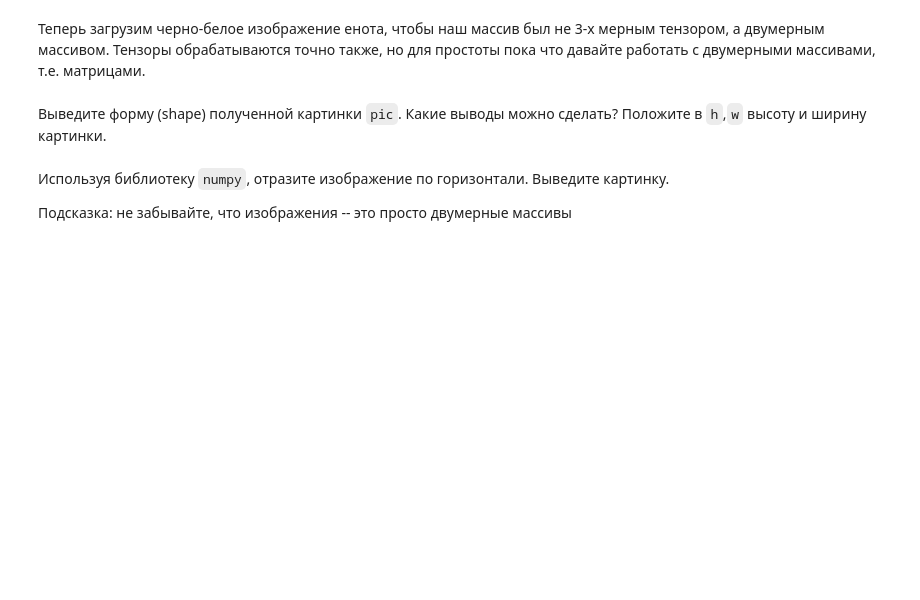
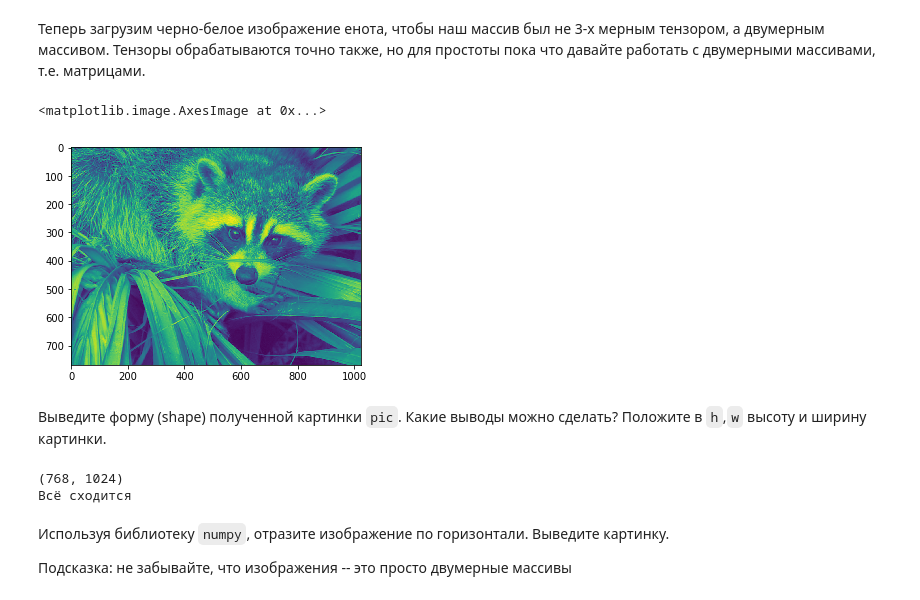
Before and after one commit to Kanareiika/DeepLearningSchool, a Jupyter notebook: 02. Linear Algebra, Numpy/[homework]numpy.ipynb, the cells around one changed output. Drawn from its saved outputs; the diff is of its cells as text; code cells hidden in the pictures; blank space fills up the shorter version.

```diff
--- a/02. Linear Algebra, Numpy/[homework]numpy.ipynb
+++ b/02. Linear Algebra, Numpy/[homework]numpy.ipynb
@@ -309,6 +349,9 @@ print(#тут ваш код)
 # %%
 pic = misc.face(gray=True)
 # %%
-plt.imshow(#тут ваш код)
+plt.imshow(pic)
+# %% [output]
+<matplotlib.image.AxesImage at 0x...>
+[figure, added]
 # %% [markdown]
 Выведите форму (shape) полученной картинки `pic`. Какие выводы можно сделать? Положите в `h`,`w` высоту и ширину картинки.
@@ -318,3 +358,12 @@ h,w=#тут ваш код
+# %%
+print(pic.shape)
+h,w=len(pic),len(pic[0])
+hh,ww=pic.shape[0],pic.shape[1]
+if (not((h-hh)+(w-ww))):
+  print('Всё сходится')
+# %% [output]
+(768, 1024)
+Всё сходится
 # %% [markdown]
 Используя библиотеку `numpy`, отразите изображение по горизонтали. Выведите картинку.
 
```
Also changed, not shown: parts of 39 cells of this notebook.
